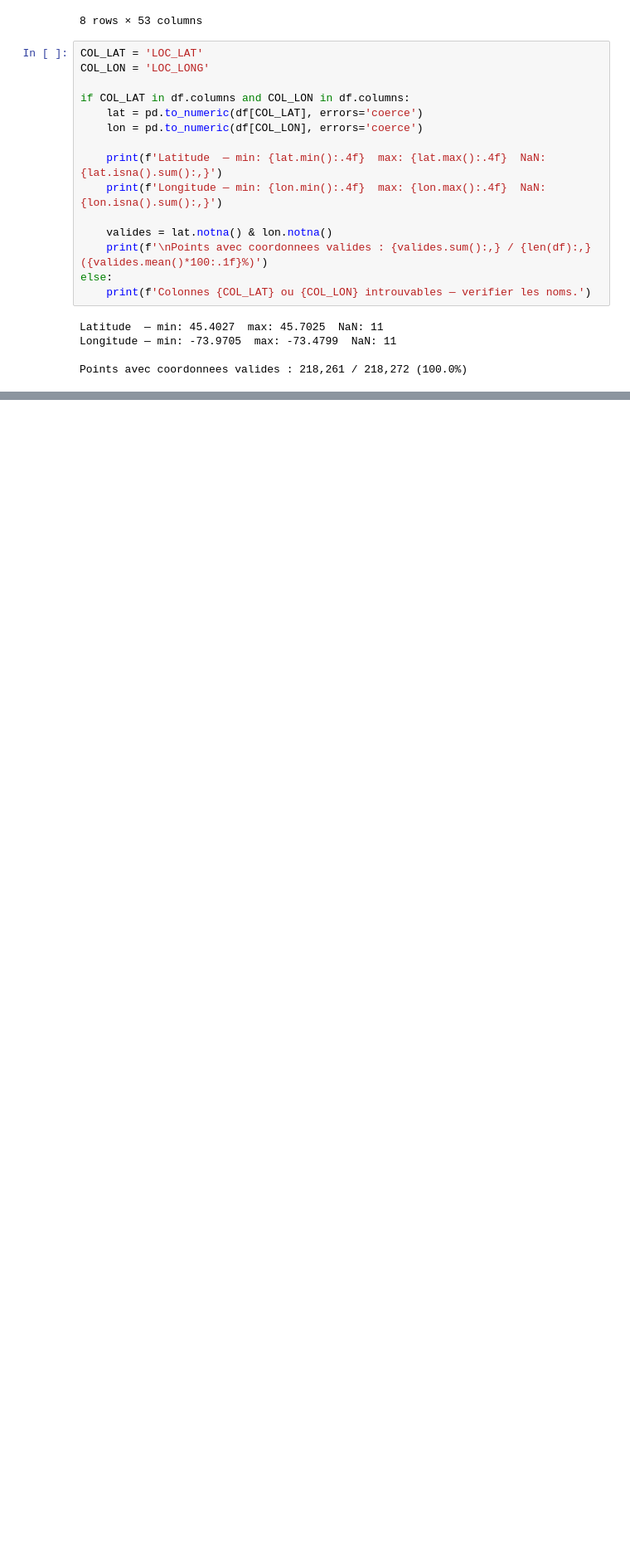
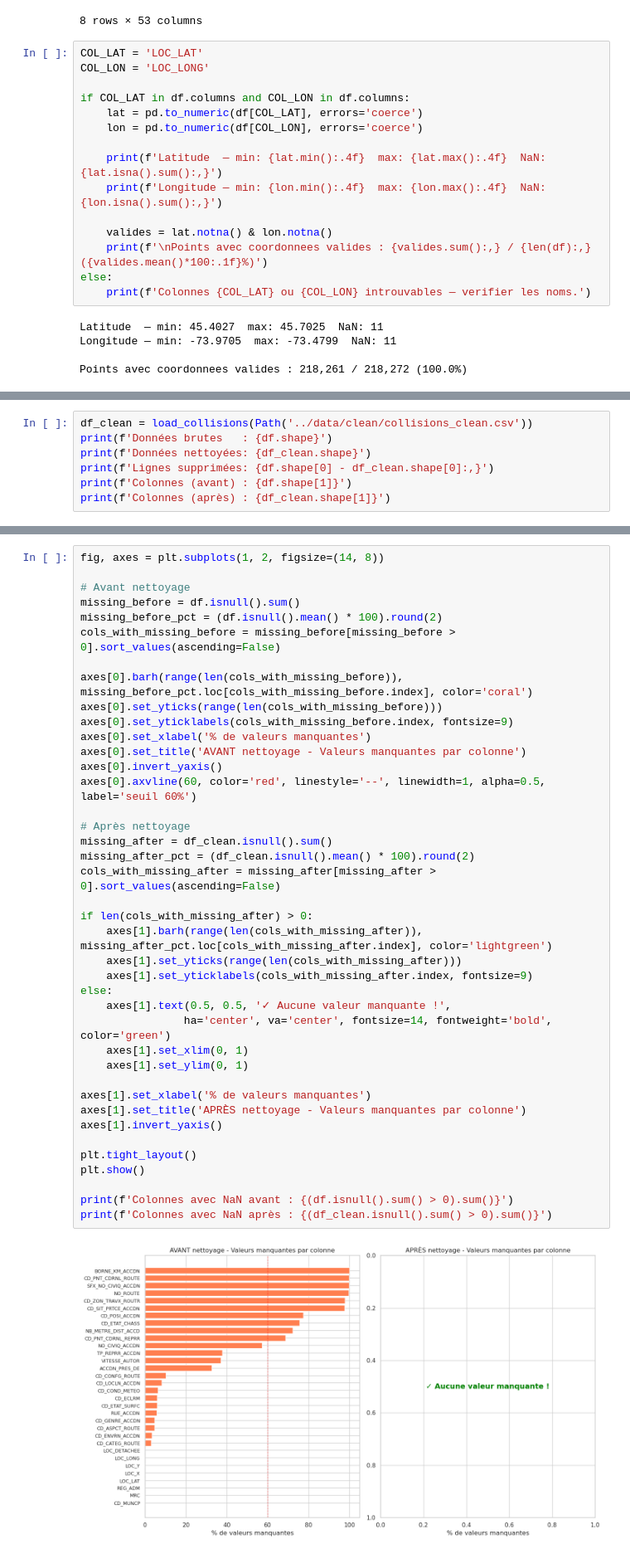
Before and after one commit to pierre-emery/classification_accidents, a Jupyter notebook: notebooks/data_exploration.ipynb, the cells around one changed output, grey strips where cells are left out. Shown at 83% size. Cells and saved outputs as stored; diff of their text form; blank space fills up the shorter version.

```diff
--- a/notebooks/data_exploration.ipynb
+++ b/notebooks/data_exploration.ipynb
@@ -316,0 +328,7 @@ plt.show()
+# %%
+df_clean = load_collisions(Path('../data/clean/collisions_clean.csv'))
+print(f'Données brutes   : {df.shape}')
+print(f'Données nettoyées: {df_clean.shape}')
+print(f'Lignes supprimées: {df.shape[0] - df_clean.shape[0]:,}')
+print(f'Colonnes (avant) : {df.shape[1]}')
+print(f'Colonnes (après) : {df_clean.shape[1]}')
@@ -316,0 +344,42 @@ plt.show()
+# %%
+fig, axes = plt.subplots(1, 2, figsize=(14, 8))
+
+# Avant nettoyage
+missing_before = df.isnull().sum()
+missing_before_pct = (df.isnull().mean() * 100).round(2)
+cols_with_missing_before = missing_before[missing_before > 0].sort_values(ascending=False)
+
+axes[0].barh(range(len(cols_with_missing_before)), missing_before_pct.loc[cols_with_missing_before.index], color='coral')
+axes[0].set_yticks(range(len(cols_with_missing_before)))
+axes[0].set_yticklabels(cols_with_missing_before.index, fontsize=9)
+axes[0].set_xlabel('% de valeurs manquantes')
+axes[0].set_title('AVANT nettoyage - Valeurs manquantes par colonne')
+axes[0].invert_yaxis()
+axes[0].axvline(60, color='red', linestyle='--', linewidth=1, alpha=0.5, label='seuil 60%')
+
+# Après nettoyage
+missing_after = df_clean.isnull().sum()
+missing_after_pct = (df_clean.isnull().mean() * 100).round(2)
+cols_with_missing_after = missing_after[missing_after > 0].sort_values(ascending=False)
+
+if len(cols_with_missing_after) > 0:
+    axes[1].barh(range(len(cols_with_missing_after)), missing_after_pct.loc[cols_with_missing_after.index], color='lightgreen')
+    axes[1].set_yticks(range(len(cols_with_missing_after)))
+    axes[1].set_yticklabels(cols_with_missing_after.index, fontsize=9)
+else:
+    axes[1].text(0.5, 0.5, '✓ Aucune valeur manquante !',
+                ha='center', va='center', fontsize=14, fontweight='bold', color='green')
+    axes[1].set_xlim(0, 1)
+    axes[1].set_ylim(0, 1)
+
+axes[1].set_xlabel('% de valeurs manquantes')
+axes[1].set_title('APRÈS nettoyage - Valeurs manquantes par colonne')
+axes[1].invert_yaxis()
+
+plt.tight_layout()
+plt.show()
+
+print(f'Colonnes avec NaN avant : {(df.isnull().sum() > 0).sum()}')
+print(f'Colonnes avec NaN après : {(df_clean.isnull().sum() > 0).sum()}')
+# %% [output]
+[figure, added]
```
Also changed, not shown: parts of 15 cells of this notebook, 7 other files.
